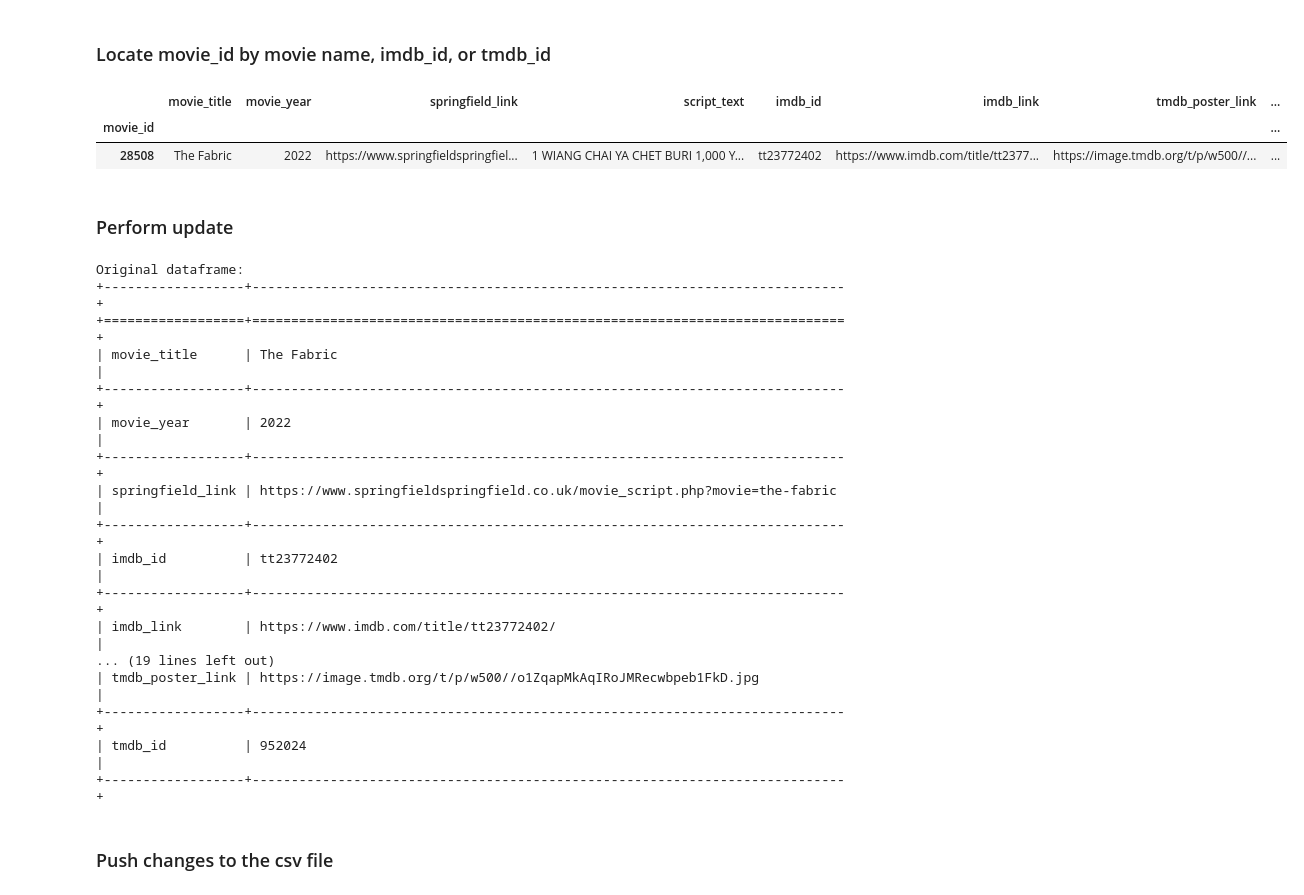
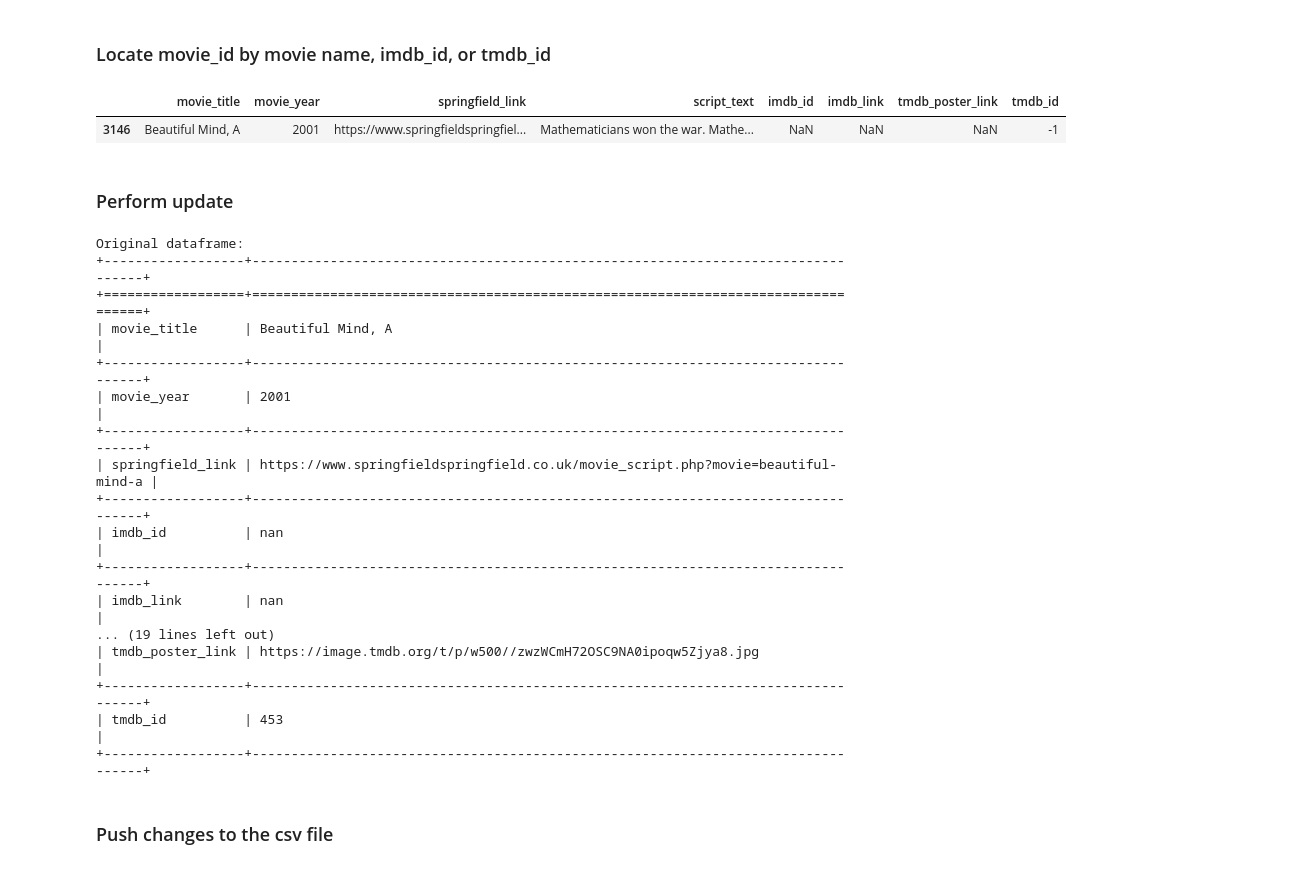
Before and after one commit to nfasano/movie_recsys, a Jupyter notebook: recsys_content_based/data_updating.ipynb, the cells around one changed output. Saved outputs shown, nothing was run; the diff lists cells and outputs as text; code cells hidden in the pictures.

```diff
--- a/recsys_content_based/data_updating.ipynb
+++ b/recsys_content_based/data_updating.ipynb
@@ -55,18 +55,17 @@ Valid Column names to update:
 ### Locate movie_id by movie name, imdb_id, or tmdb_id
 # %%
 # method 1: movie name
-col_value = 'The Fabric'
+col_value = 'Beautiful Mind, A'
 col_name = 'movie_title' # 'imdb_id', 'tmdb_id', or 'movie_name'
 locate_movie_id(df, col_name=col_name, col_value=col_value)
 # %% [output]
-|  | movie_title | movie_year | springfield_link | script_text | imdb_id | imdb_link | tmdb_poster_link | ... |
-| movie_id |  |  |  |  |  |  |  | ... |
-| 28508 | The Fabric | 2022 | https://www.springfieldspringfiel... | 1 WIANG CHAI YA CHET BURI 1,000 Y... | tt23772402 | https://www.imdb.com/title/tt2377... | https://image.tmdb.org/t/p/w500//... | ... |
+|  | movie_title | movie_year | springfield_link | script_text | imdb_id | imdb_link | tmdb_poster_link | tmdb_id |
+| 3146 | Beautiful Mind, A | 2001 | https://www.springfieldspringfiel... | Mathematicians won the war. Mathe... | NaN | NaN | NaN | -1 |
 # %% [markdown]
 ### Perform update
 # %%
-movie_id = 28508
-update_dict = {"tmdb_id": 952024}
+movie_id = 3146
+update_dict = {"movie_title":"A Beautiful Mind", "imdb_id": "tt0268978", "tmdb_id":453}
 
 print('Original dataframe:')
 print(df.loc[movie_id].drop('script_text').to_markdown(tablefmt="grid") + '\n')
@@ -77,22 +76,22 @@ print('Updated dataframe:')
 print(df.loc[movie_id].drop('script_text').to_markdown(tablefmt="grid"))
 # %% [output]
 Original dataframe:
-+------------------+----------------------------------------------------------------------------+
-+==================+============================================================================+
-| movie_title      | The Fabric                                                                 |
-+------------------+----------------------------------------------------------------------------+
-| movie_year       | 2022                                                                       |
-+------------------+----------------------------------------------------------------------------+
-| springfield_link | https://www.springfieldspringfield.co.uk/movie_script.php?movie=the-fabric |
-+------------------+----------------------------------------------------------------------------+
-| imdb_id          | tt23772402                                                                 |
-+------------------+----------------------------------------------------------------------------+
-| imdb_link        | https://www.imdb.com/title/tt23772402/                                     |
++------------------+----------------------------------------------------------------------------------+
++==================+==================================================================================+
+| movie_title      | Beautiful Mind, A                                                                |
++------------------+----------------------------------------------------------------------------------+
+| movie_year       | 2001                                                                             |
++------------------+----------------------------------------------------------------------------------+
+| springfield_link | https://www.springfieldspringfield.co.uk/movie_script.php?movie=beautiful-mind-a |
++------------------+----------------------------------------------------------------------------------+
+| imdb_id          | nan                                                                              |
++------------------+----------------------------------------------------------------------------------+
+| imdb_link        | nan                                                                              |
 ... (19 lines left out)
-| tmdb_poster_link | https://image.tmdb.org/t/p/w500//o1ZqapMkAqIRoJMRecwbpeb1FkD.jpg           |
-+------------------+----------------------------------------------------------------------------+
-| tmdb_id          | 952024                                                                     |
-+------------------+----------------------------------------------------------------------------+
+| tmdb_poster_link | https://image.tmdb.org/t/p/w500//zwzWCmH72OSC9NA0ipoqw5Zjya8.jpg                 |
++------------------+----------------------------------------------------------------------------------+
+| tmdb_id          | 453                                                                              |
++------------------+----------------------------------------------------------------------------------+
 # %% [markdown]
 ### Push changes to the csv file
 # %%
```
Also changed, not shown: 12 other files.
